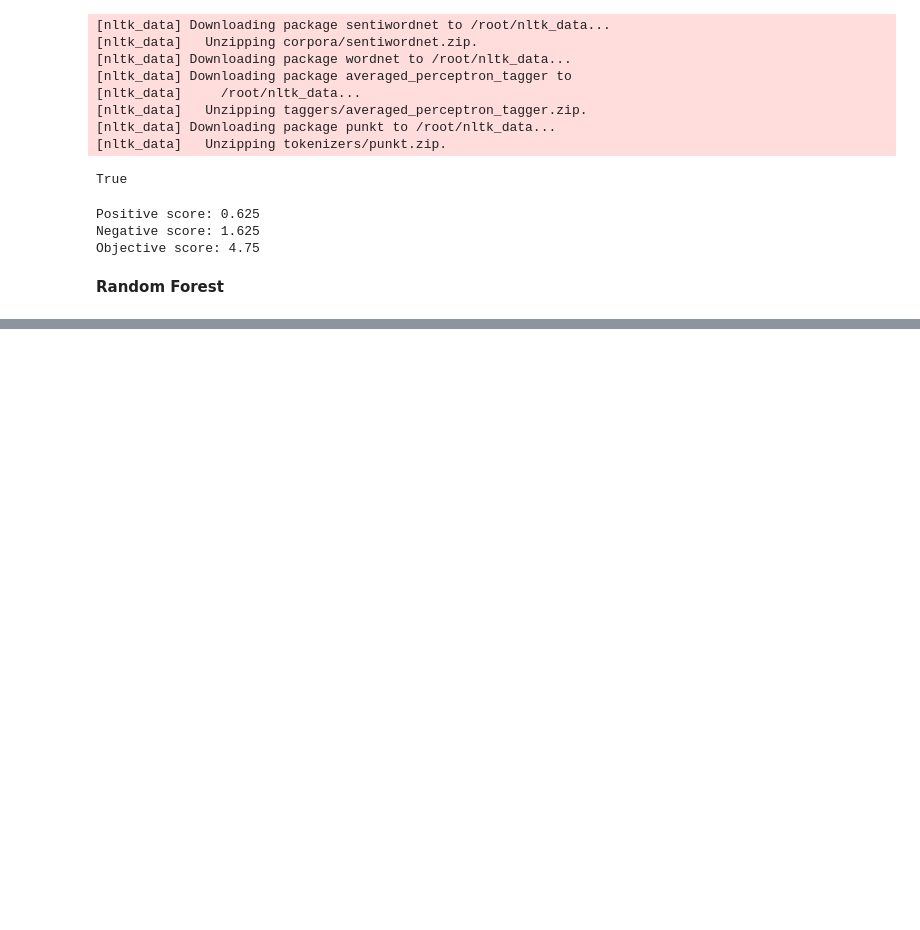
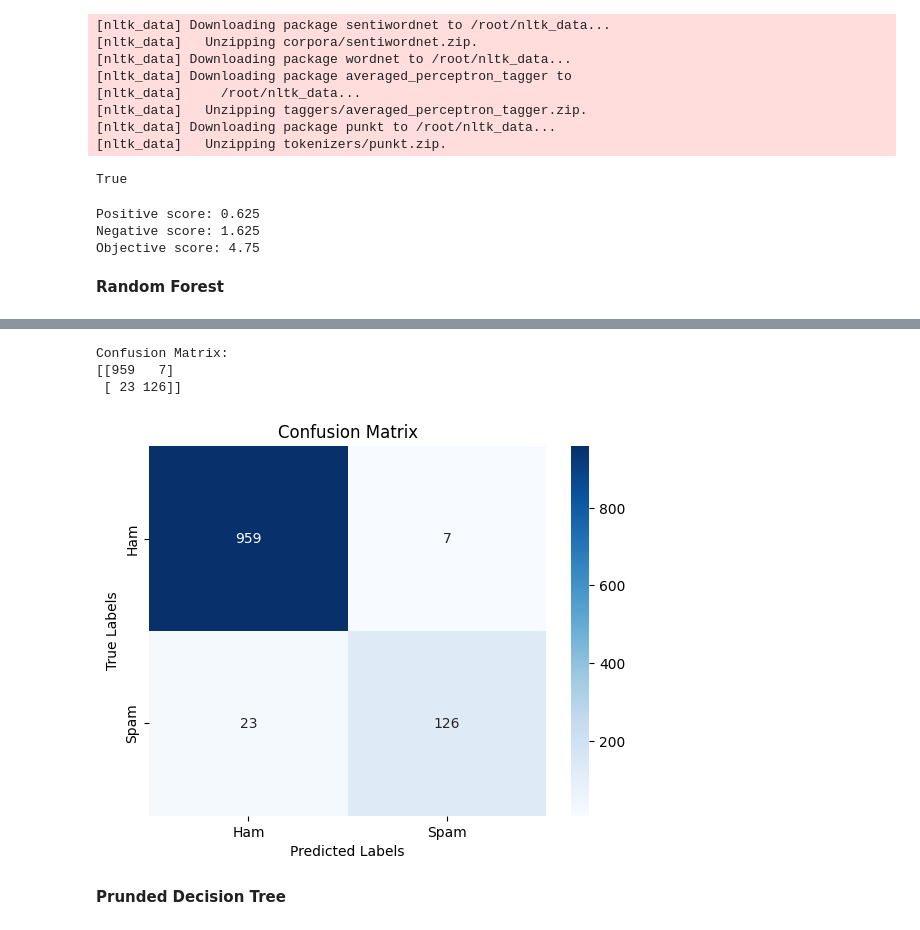
Before and after one commit to ch2kings/AirKING, a Jupyter notebook: RandomForest SMS.ipynb, the cells around one changed output, grey strips where cells are left out. Cells and saved outputs as stored; diff of their text form; code cells hidden in the pictures; blank space fills up the shorter version.

```diff
--- a/RandomForest SMS.ipynb
+++ b/RandomForest SMS.ipynb
@@ -356,0 +529,20 @@ for param, value in model_params.items():
+# %%
+conf_matrix = confusion_matrix(y_test, y_pred_no_oversampling)
+
+print("Confusion Matrix:")
+print(conf_matrix)
+
+
+# Plot the confusion matrix
+sns.heatmap(conf_matrix, annot=True, fmt='d', cmap='Blues', xticklabels=['Ham', 'Spam'], yticklabels=['Ham', 'Spam'])
+plt.xlabel('Predicted Labels')
+plt.ylabel('True Labels')
+plt.title('Confusion Matrix')
+plt.show()
+# %% [output]
+Confusion Matrix:
+[[959   7]
+ [ 23 126]]
+[figure, added]
+# %% [markdown]
+**Prunded Decision Tree**
```
Also changed, not shown: parts of 33 cells of this notebook.
